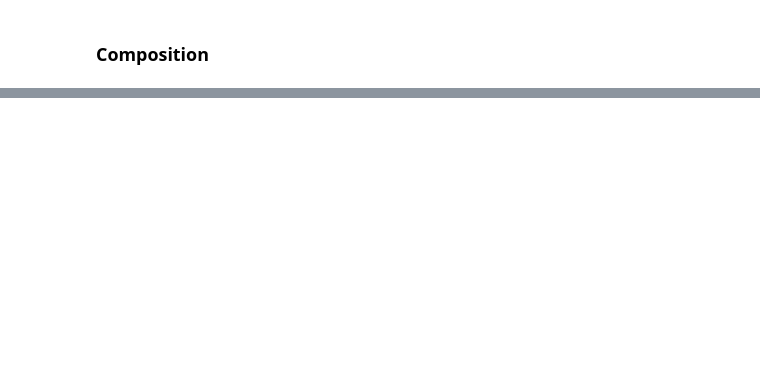
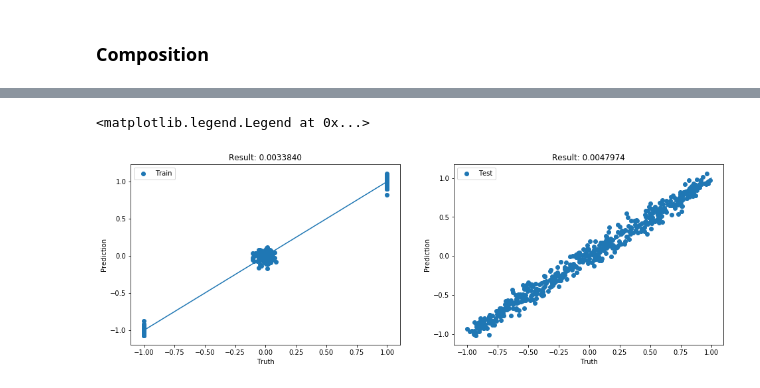
Before and after one commit to artix41/clifford-learning, a Jupyter notebook: clifford-learning.ipynb, the cells around one changed output, grey strips where cells are left out. Drawn from its saved outputs; the diff is of its cells as text; code cells hidden in the pictures; blank space fills up the shorter version.

```diff
--- a/clifford-learning.ipynb
+++ b/clifford-learning.ipynb
@@ -181 +190,4 @@ qnn_params = torch.tensor(np.random.normal(size=15, scale=0.1), requires_grad=Tr
+# %%
+def total_network(sp_params, qnn_params, end_params):
+    return end_params[0] * total_qnn(sp_params, qnn_params) + end_params[1]
 # %%
@@ -188,0 +336,33 @@ dataset_commands[]
+# %%
+plt.rcParams['figure.figsize'] = (16,5)
+
+plt.subplot(1,2,1)
+plt.title("Result: {:0.7f}".format(cost_train_list[-1]))
+
+energy_pred = []
+for j in range(n_train):
+    sp_params = torch.tensor(sp_params_train[j])
+    energy_pred.append(total_network(sp_params, qnn_params, end_params).detach().numpy())
+
+plt.scatter(energies_train, energy_pred, label="Train")
+plt.plot([-1,1],[-1,1])
+plt.xlabel("Truth")
+plt.ylabel("Prediction")
+plt.legend()
+
+plt.subplot(1,2,2)
+plt.title("Result: {:0.7f}".format(cost_test_list[-1]))
+
+energy_pred = []
+for j in range(n_test):
+    sp_params = torch.tensor(sp_params_test[j])
+    energy_pred.append(total_network(sp_params, qnn_params, end_params).detach().numpy())
+
+plt.scatter(energies_test, energy_pred, label="Test")
+plt.plot([0,1],[0,1])
+plt.xlabel("Truth")
+plt.ylabel("Prediction")
+plt.legend()
+# %% [output]
+<matplotlib.legend.Legend at 0x...>
+[figure, added]
```
Also changed, not shown: parts of 46 cells of this notebook.
